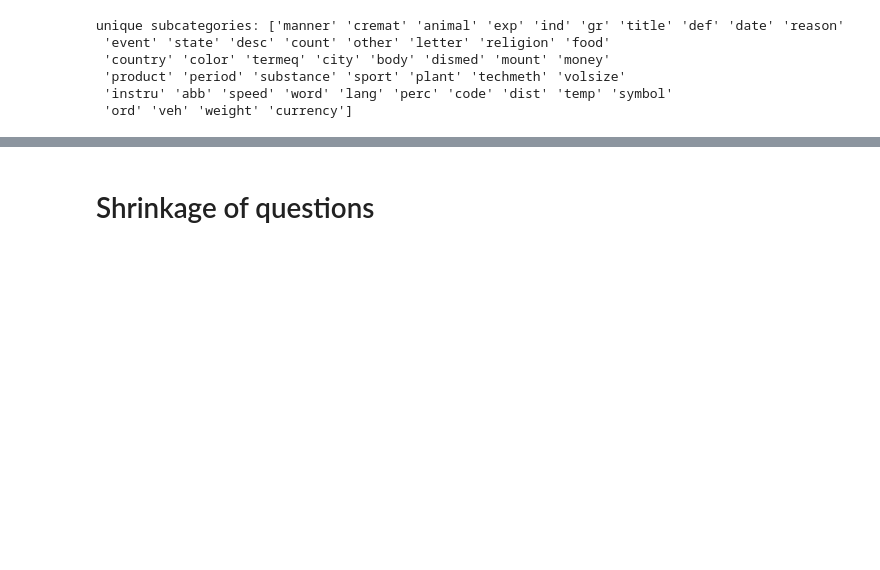
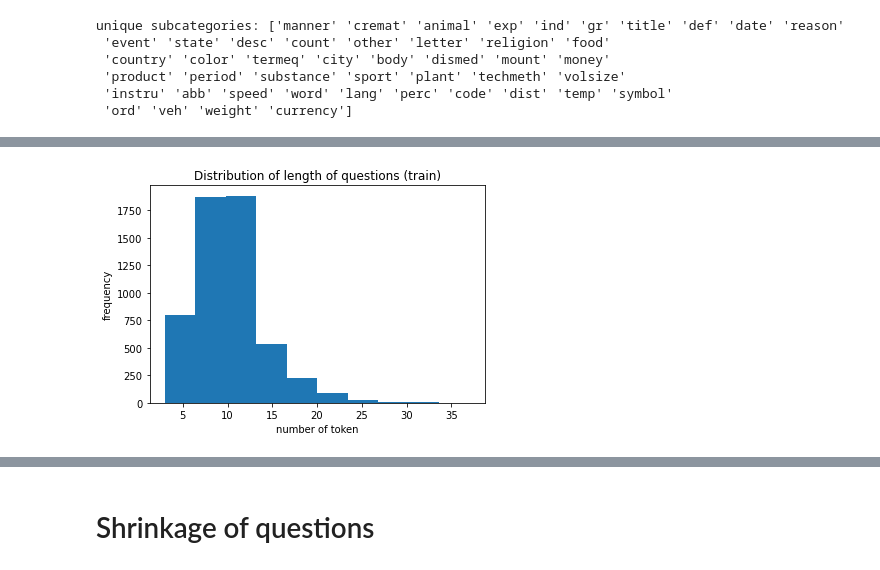
Before and after one commit to michalharakal/aida_question_classification, a Jupyter notebook: eda/eda.ipynb, the cells around one changed output, grey strips where cells are left out. Cells and saved outputs as stored; diff of their text form; code cells hidden in the pictures; blank space fills up the shorter version.

```diff
--- a/eda/eda.ipynb
+++ b/eda/eda.ipynb
@@ -256,11 +374,13 @@ test_df.subcategory.value_counts().nlargest(39)
 # %%
 #len text
 plt.hist(train_df['question'].apply(lambda text: len(text.split())))
 plt.xlabel('number of token')
-plt.ylabel('number of question')
-plt.title('Length of questions (train)')
+plt.ylabel('frequency')
+plt.title('Distribution of length of questions (train)')
 plt.savefig(path_plot + 'length_questions_train.png')
 plt.show()
+# %% [output]
+[figure, added]
 # %%
 #len text in test_df.question
 plt.hist(test_df['question'].apply(lambda text: len(text.split())))
```
Also changed, not shown: parts of 30 cells of this notebook.
